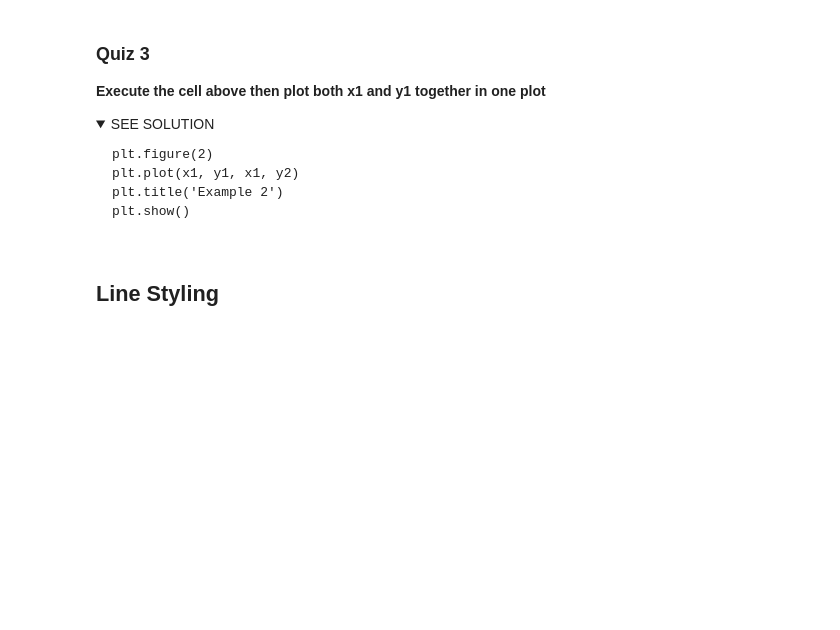
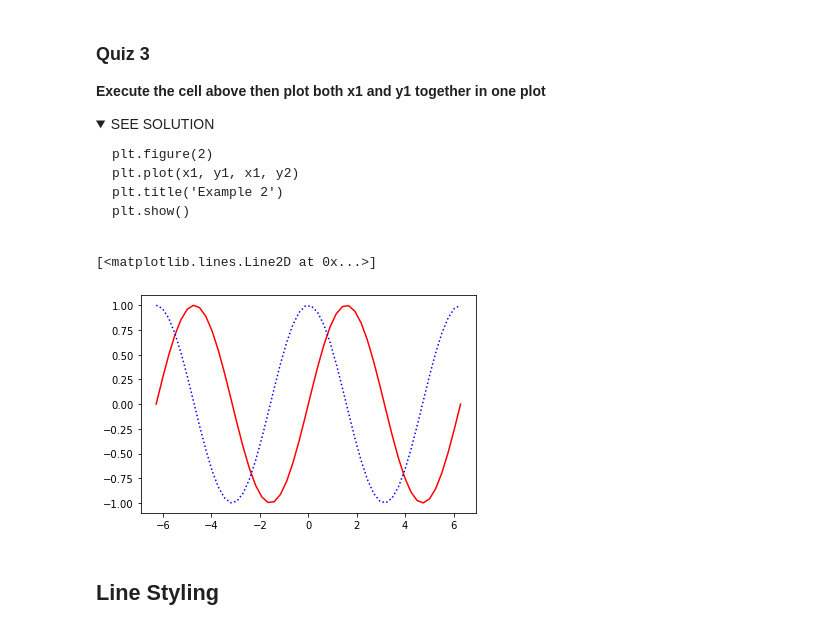
Before and after one commit to mhearne-usgs/matlab_to_python, a Jupyter notebook: matlab_to_python.ipynb, the cells around one changed output. Cells and saved outputs as stored; diff of their text form; code cells hidden in the pictures; folded sections open; blank space fills up the shorter version.

```diff
--- a/matlab_to_python.ipynb
+++ b/matlab_to_python.ipynb
@@ -389,3 +417,10 @@ plt.show()
+# %%
+# Your Code Here
+plt.plot(x1, y1, 'r-')
+plt.plot(x1, y2, 'b:')
+# %% [output]
+[<matplotlib.lines.Line2D at 0x...>]
+[figure, added]
 # %% [markdown]
 ## Line Styling
 # %%
```
Also changed, not shown: parts of 20 cells of this notebook.
